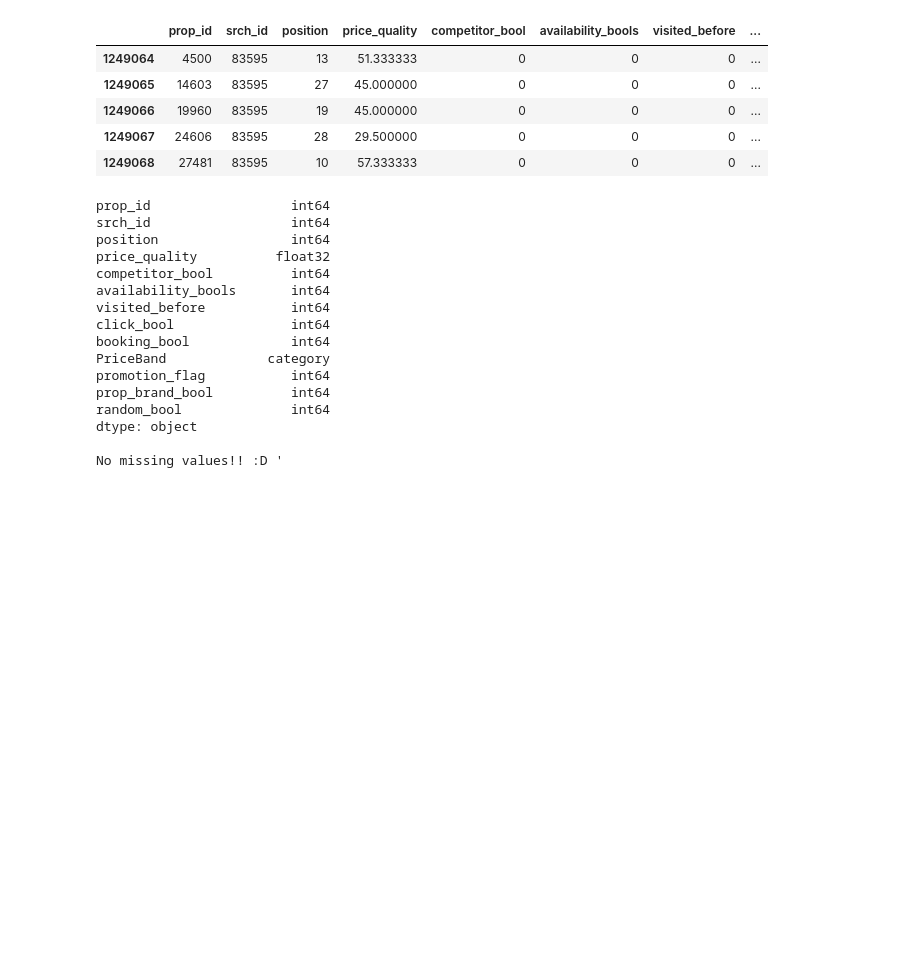
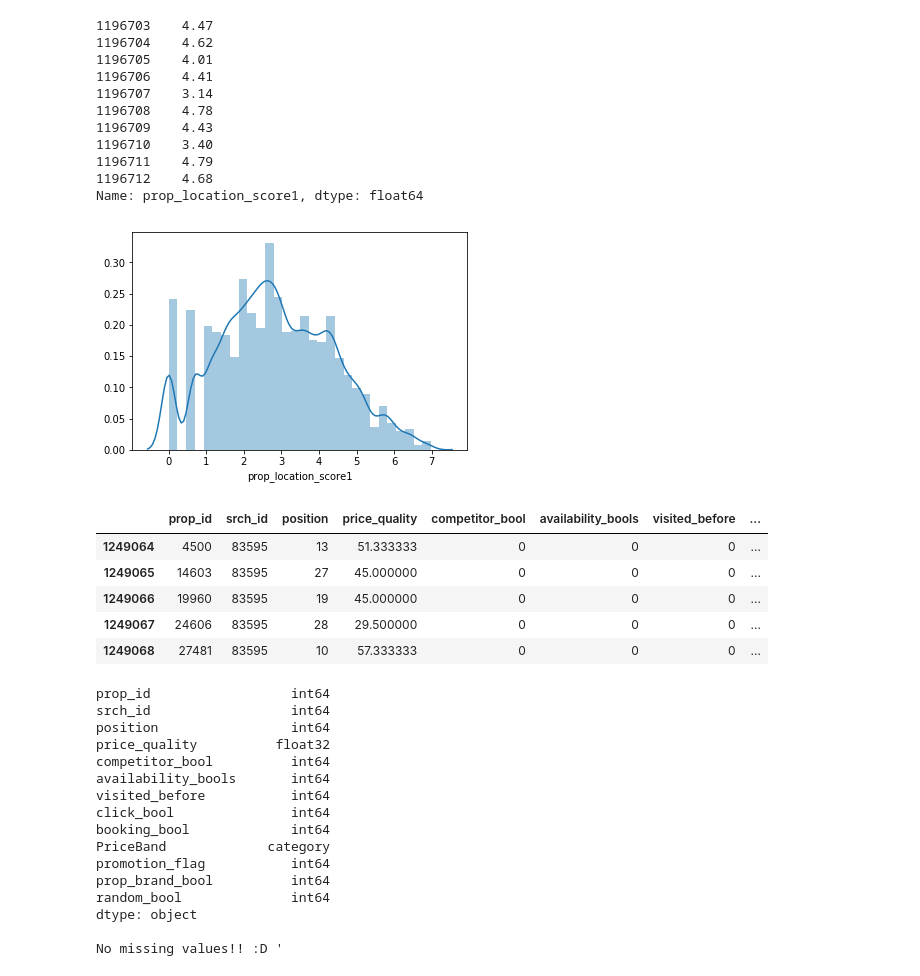
Before and after one commit to NatasjaWezel/DataMiningTechniques, a Jupyter notebook: Assignment2/create_clean_df.ipynb, the cells around one changed output. Drawn from its saved outputs; the diff is of its cells as text; code cells hidden in the pictures; blank space fills up the shorter version.

```diff
--- a/Assignment2/create_clean_df.ipynb
+++ b/Assignment2/create_clean_df.ipynb
@@ -138,6 +141,23 @@ def price_category(df):
     df['PriceBand'] = pd.qcut(df["price_correction"], 7, labels=np.arange(1,8))
 
     return df
+# %%
+sns.distplot(traindf['prop_location_score1'], label="prop_location_score1", bins=30)
+# print(traindf['prop_location_score1'].isna().sum()/len(traindf))
+# traindf['prop_location_score1'].head(10)
+# %% [output]
+1196703    4.47
+1196704    4.62
+1196705    4.01
+1196706    4.41
+1196707    3.14
+1196708    4.78
+1196709    4.43
+1196710    3.40
+1196711    4.79
+1196712    4.68
+Name: prop_location_score1, dtype: float64
+[figure, added]
 # %%
 def process_remaining_cols(df):
     """
```
Also changed, not shown: parts of 4 cells of this notebook, 1 other file.
